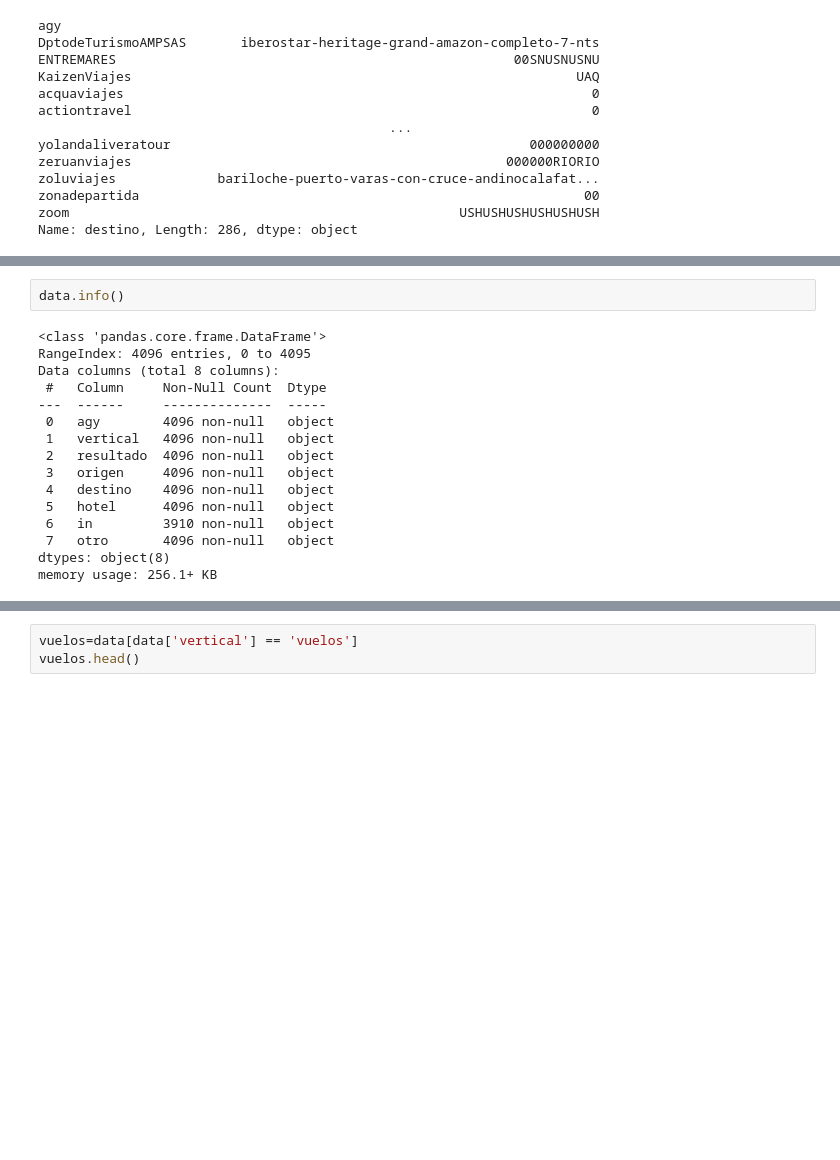
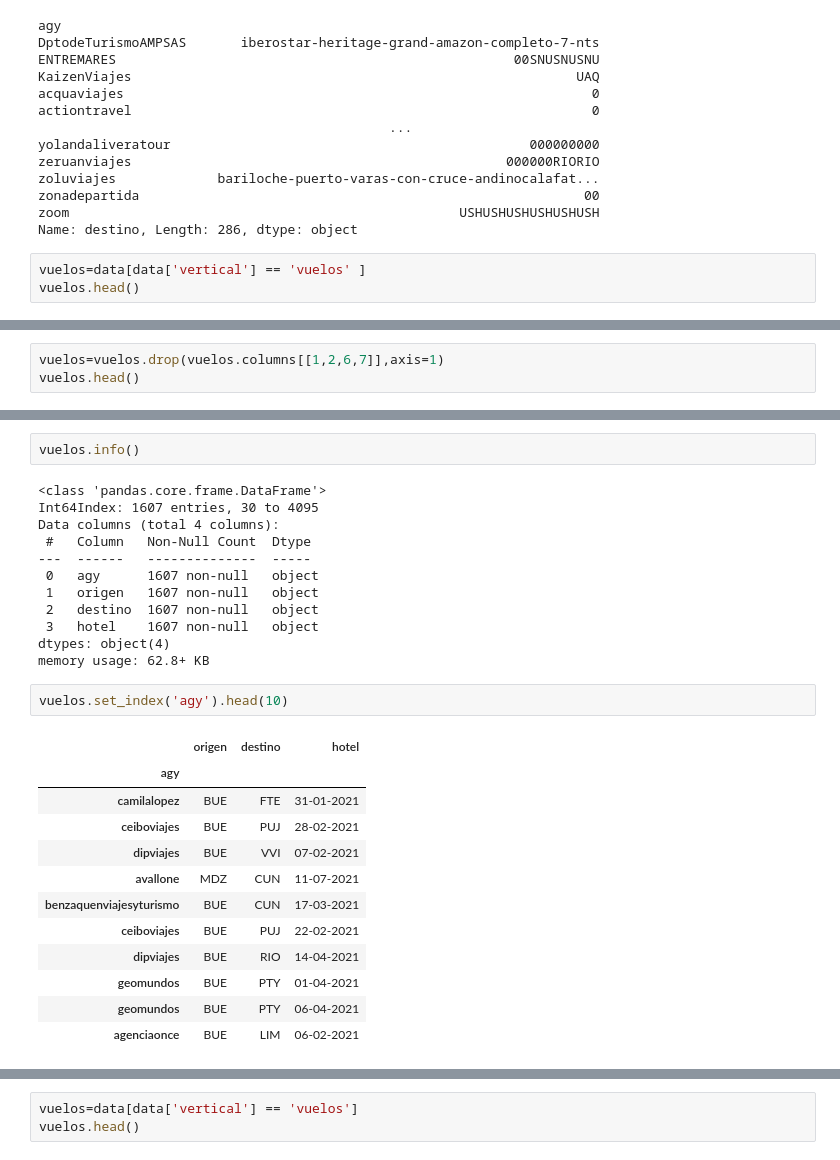
Before and after one commit to MarcoCenturion/Bash_data_analytics, a Jupyter notebook: sed cut tr python.ipynb, the cells around one changed output, grey strips where cells are left out. Cells and saved outputs as stored; diff of their text form; blank space fills up the shorter version.

```diff
--- a/sed cut tr python.ipynb
+++ b/sed cut tr python.ipynb
@@ -368,3 +369,6 @@ zoluviajes             bariloche-puerto-varas-con-cruce-andinocalafat...
 zonadepartida                                                         00
 zoom                                                  USHUSHUSHUSHUSHUSH
 Name: destino, Length: 286, dtype: object
+# %%
+vuelos=data[data['vertical'] == 'vuelos' ]
+vuelos.head()
@@ -370,0 +382,3 @@ Name: destino, Length: 286, dtype: object
+# %%
+vuelos=vuelos.drop(vuelos.columns[[1,2,6,7]],axis=1)
+vuelos.head()
@@ -371,18 +392,29 @@ Name: destino, Length: 286, dtype: object
 # %%
-data.info()
+vuelos.info()
 # %% [output]
 <class 'pandas.core.frame.DataFrame'>
-RangeIndex: 4096 entries, 0 to 4095
-Data columns (total 8 columns):
- #   Column     Non-Null Count  Dtype
----  ------     --------------  -----
- 0   agy        4096 non-null   object
- 1   vertical   4096 non-null   object
- 2   resultado  4096 non-null   object
- 3   origen     4096 non-null   object
- 4   destino    4096 non-null   object
- 5   hotel      4096 non-null   object
- 6   in         3910 non-null   object
- 7   otro       4096 non-null   object
-dtypes: object(8)
-memory usage: 256.1+ KB
+Int64Index: 1607 entries, 30 to 4095
+Data columns (total 4 columns):
+ #   Column   Non-Null Count  Dtype
+---  ------   --------------  -----
+ 0   agy      1607 non-null   object
+ 1   origen   1607 non-null   object
+ 2   destino  1607 non-null   object
+ 3   hotel    1607 non-null   object
+dtypes: object(4)
+memory usage: 62.8+ KB
+# %%
+vuelos.set_index('agy').head(10)
+# %% [output]
+|  | origen | destino | hotel |
+| agy |  |  |  |
+| camilalopez | BUE | FTE | 31-01-2021 |
+| ceiboviajes | BUE | PUJ | 28-02-2021 |
+| dipviajes | BUE | VVI | 07-02-2021 |
+| avallone | MDZ | CUN | 11-07-2021 |
+| benzaquenviajesyturismo | BUE | CUN | 17-03-2021 |
+| ceiboviajes | BUE | PUJ | 22-02-2021 |
+| dipviajes | BUE | RIO | 14-04-2021 |
+| geomundos | BUE | PTY | 01-04-2021 |
+| geomundos | BUE | PTY | 06-04-2021 |
+| agenciaonce | BUE | LIM | 06-02-2021 |
```
Also changed, not shown: parts of 11 cells of this notebook, 1 other file.
